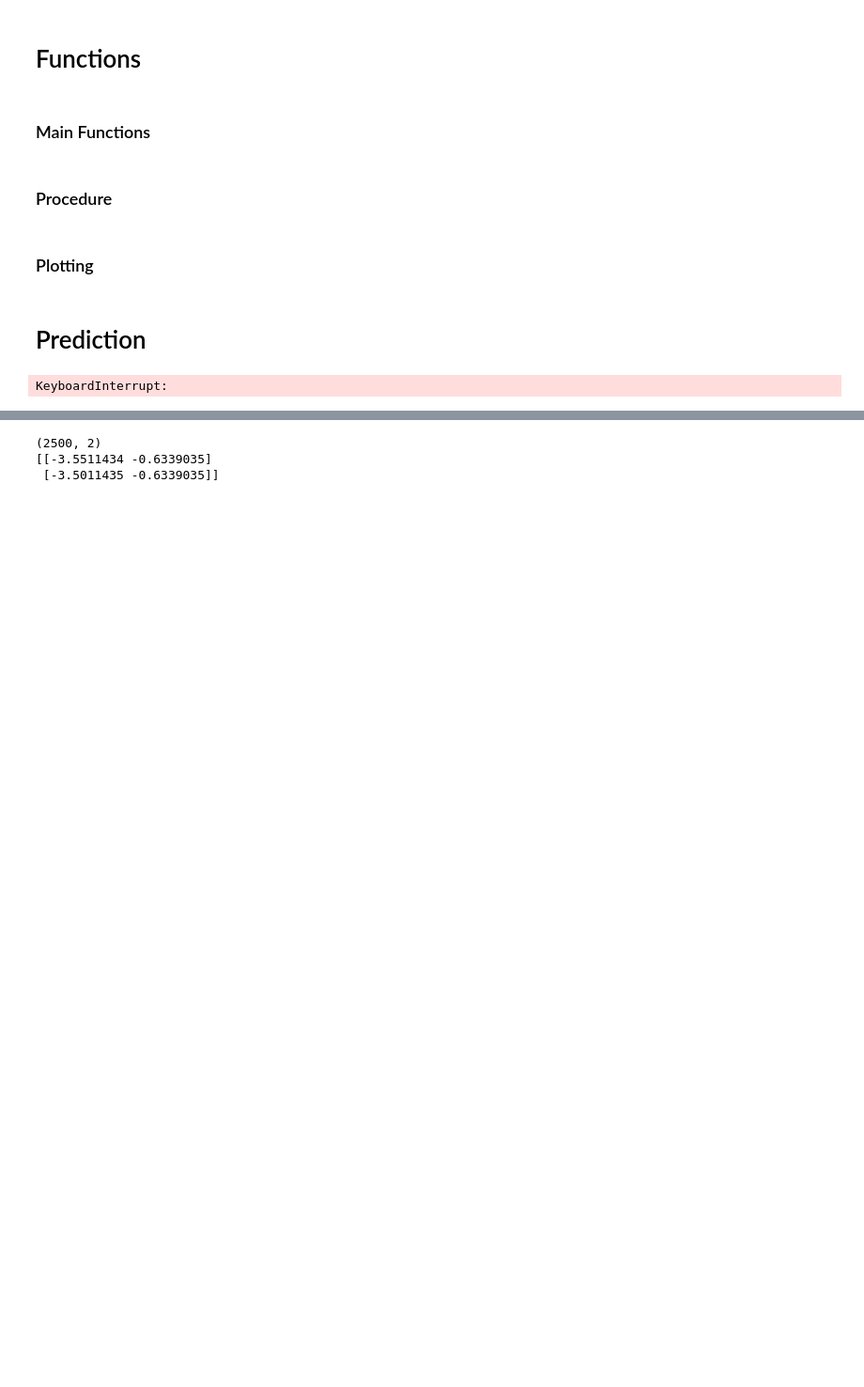
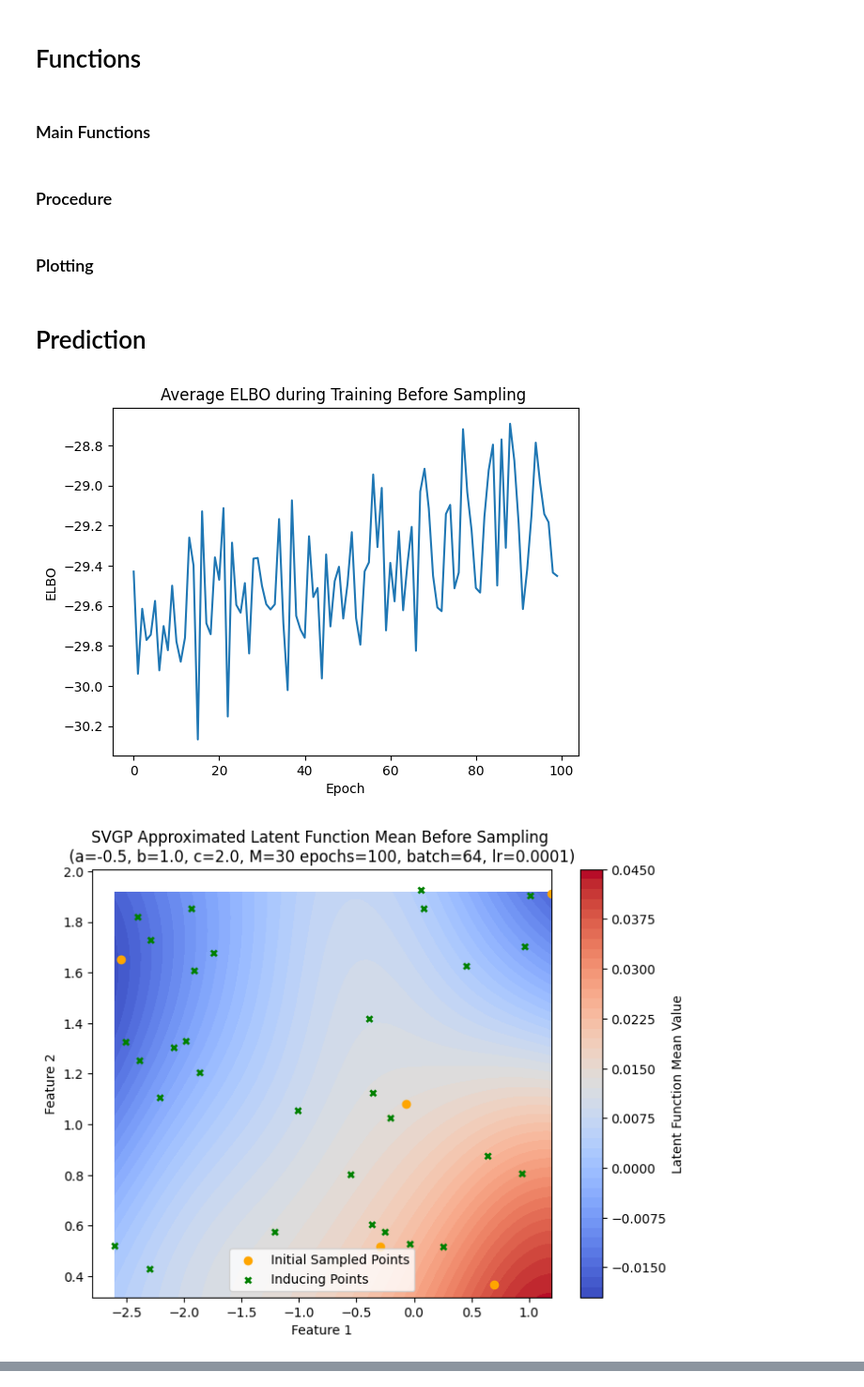
Before and after one commit to Epetch/Bayesian-ML-CW-2, a Jupyter notebook: cw2_partB.ipynb, the cells around one changed output, grey strips where cells are left out. Shown at 94% size. Drawn from its saved outputs; the diff is of its cells as text; code cells hidden in the pictures; blank space fills up the shorter version.

```diff
--- a/cw2_partB.ipynb
+++ b/cw2_partB.ipynb
@@ -181,7 +181,7 @@ def sparse_gp_predict(params, X_test, full_cov=False): # Unchanged
     K_ff = rbf_kernel(X_test, X_test, rbf_ls, rbf_var, diag=not (full_cov))
 
     # Cholesky of K_uu -> K_uu = L_uu . L_uu^T
-    L_uu = stable_cholesky(K_uu)
+    L_uu = stable_cholesky(K_uu, jitter=1e-4)
 
     # Predictive mean
     v = jsp.linalg.solve_triangular(L_uu, K_uf, lower=True)
@@ -200,7 +200,7 @@ def sparse_gp_predict(params, X_test, full_cov=False): # Unchanged
 
 def to_z_space(x1, x2, lengthscale, variance, mu_u): # Unchanged
     K_uu = rbf_kernel(x1, x2, lengthscale, variance)
-    L_uu = stable_cholesky(K_uu)
+    L_uu = stable_cholesky(K_uu, jitter=1e-4)
     mu_z = jsp.linalg.solve_triangular(L_uu, mu_u, lower=True)
     return mu_z
 
@@ -319,7 +319,7 @@ def get_mc_batches(key, train_data, batch_size): # Unchanged
 
 # Task B Specific
 def sample_from_gp(key, mu, cov, num_samples):
-    L = stable_cholesky(cov)
+    L = stable_cholesky(cov, jitter=1e-4)
     key, subkey = jax.random.split(key)
     z = jax.random.normal(subkey, shape=(num_samples, mu.shape[0]))
     f_samples = mu[None, :] + z @ L.T
@@ -631,8 +631,8 @@ test_parameters = {
     "initial_diagonal_values": [-0.5,],
     "initial_kernel_lengthscale_value": [1.0],
     "initial_kernel_variance_value": [2.0], # [2.0, 5.0]
-    "num_inducing_points": [20],
-    "adam_learning_rate": [1e-3],
+    "num_inducing_points": [30],
+    "adam_learning_rate": [1e-4],
     "num_extra_samples": [50],
     "num_epochs": [100],
     "batch_size": [64],
@@ -714,31 +714,32 @@ for values in iter.product(*values):
         test_params["initial_kernel_variance_value"],
         test_params["num_inducing_points"],
         test_params["num_epochs"],
         test_params["batch_size"],
         test_params["adam_learning_rate"],
         title="SVGP Approximated Latent Function Mean After Sampling",
         colourbar_legend="Latent Function Mean Value"
     )
 
     # Trained after sampling with time-gradient STD
     sigma = jnp.sqrt(jnp.maximum(var_f, 1e-8))
 
     plot_prediction(
         xx1,
         xx2,
         sigma,
         X_set,
         new_datapoint_history,
         params,
         test_params["initial_diagonal_values"],
         test_params["initial_kernel_lengthscale_value"],
         test_params["initial_kernel_variance_value"],
         test_params["num_inducing_points"],
         test_params["num_epochs"],
         test_params["batch_size"],
         test_params["adam_learning_rate"],
         title="SVGP Approximated Latent Function STD After Sampling",
         colourbar_legend="Latent Function STD Value"
     )
 # %% [output]
-KeyboardInterrupt:
+[figure, added]
+[figure, added]
@@ -745,7 +750,0 @@ KeyboardInterrupt:
-# %%
-print(new_datapoint_history.shape)
-print(jnp.unique(new_datapoint_history, axis=0))
-# %% [output]
-(2500, 2)
-[[-3.5511434 -0.6339035]
- [-3.5011435 -0.6339035]]
```
Also changed, not shown: parts of 1 cell of this notebook.
